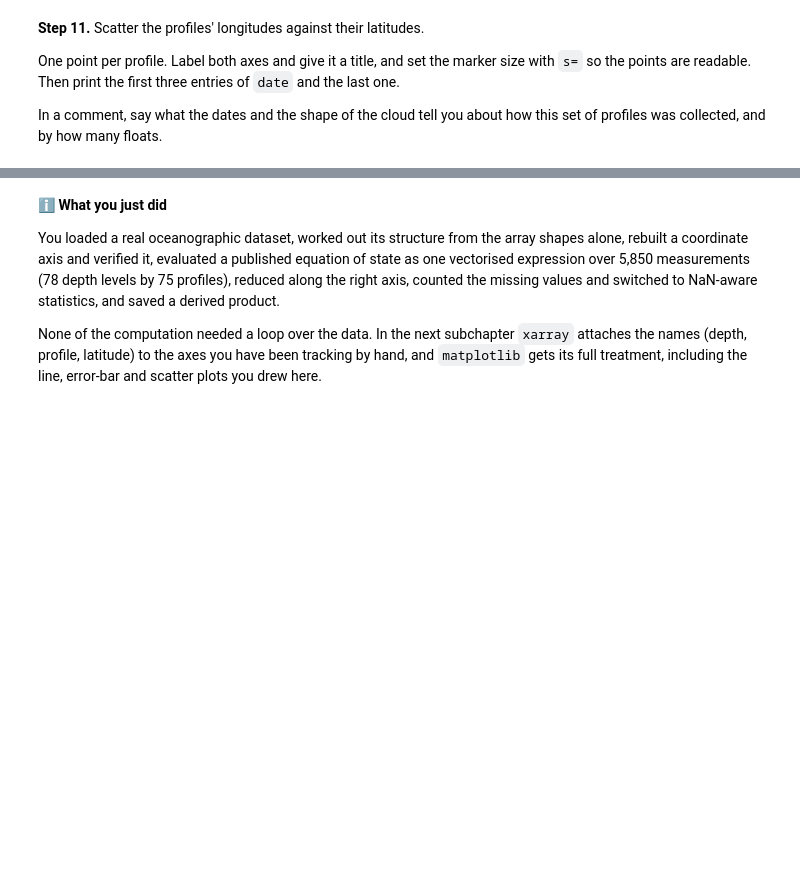
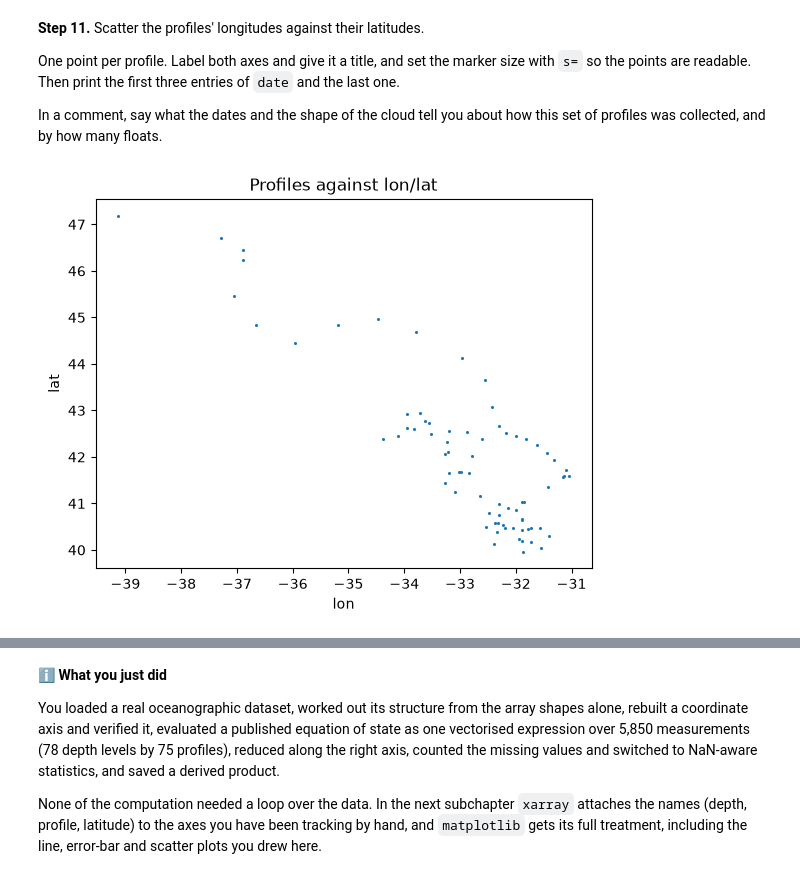
Before and after one commit to vladigee/2026_Intro_Python, a Jupyter notebook: live/part-I/1.3-numpy-environmental-exercises.ipynb, the cells around one changed output, grey strips where cells are left out. Cells and saved outputs as stored; diff of their text form; code cells hidden in the pictures; blank space fills up the shorter version.

```diff
--- a/live/part-I/1.3-numpy-environmental-exercises.ipynb
+++ b/live/part-I/1.3-numpy-environmental-exercises.ipynb
@@ -82,3 +90,18 @@ Read the filenames printed above to work out which file is which.
 # Hint: every file sits in the same folder, Path(files[0]).parent (Path comes from pathlib)
 # Hint: join a filename onto that folder with /, as in Path("_files") / "station_daily.csv"
 # Hint: np.load(path) returns the array stored in a .npy file
+
+from pathlib import Path
+import numpy as np
+#_files = Path(r"C:\Users\redqu\AppData\Local\mlees\mlees\Cache\3447957d2e428811e6534de5c131c0db-argo_float_data.zip.unzip")
+_files = Path(files[0]).parent # shorter, finds path auomatically
+
+T = np.load(_files / "T.npy")
+S = np.load(_files / "S.npy")
+P = np.load(_files / "P.npy")
+date = np.load(_files / "date.npy")
+lat = np.load(_files / "lat.npy")
+lon = np.load(_files / "lon.npy")
+level = np.load(_files / "levels.npy")
+
+print(T)
@@ -230,0 +499,23 @@ profiles was collected, and by how many floats.
+# %%
+# Your solution here
+# Hint: plt.scatter(lon, lat)
+# Hint: lon and lat have one entry per profile, not per level
+# Hint: look at the spacing between consecutive dates
+
+plt.scatter(lon,lat, s=1.5)
+plt.xlabel("lon")
+plt.ylabel("lat")
+plt.title("Profiles against lon/lat")
+plt.show()
+print(date[0:3], date[-1])
+
+# The 75 profiles were collected over approximately two years,
+# from July 2012 to July 2014, at intervals of roughly 10 days.
+# The positions show a gradual northwestward movement, suggesting
+# that the float was drifting with ocean currents.
+# The regular time intervals and continuous spatial trajectory
+# suggest that the measurements were collected by a single Argo float.
+# Each point represents one vertical profile, not one depth level.
+# (--> bird's eye perspective, depth not included in this plot)
+# %% [output]
+[figure, added]
```
Also changed, not shown: parts of 15 cells of this notebook, 12 other files.
